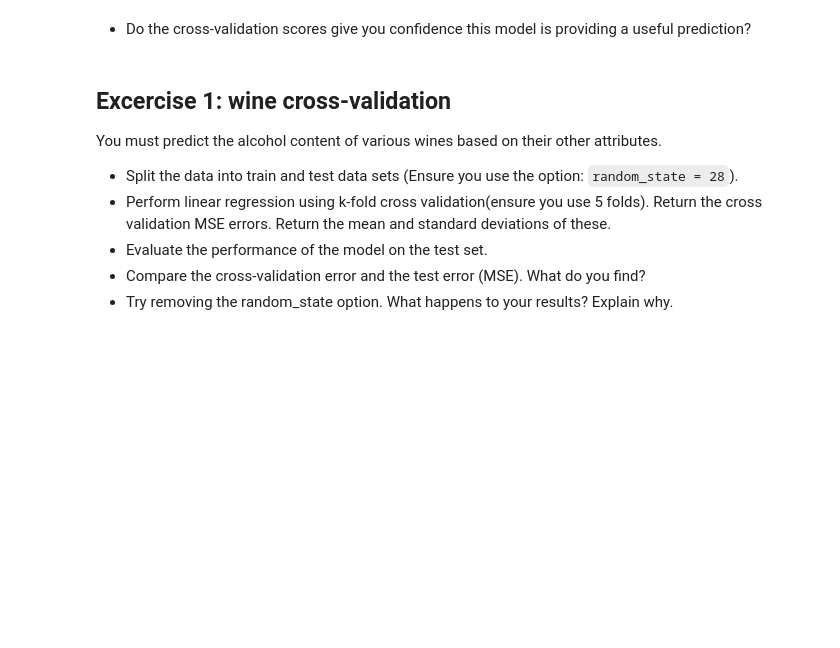
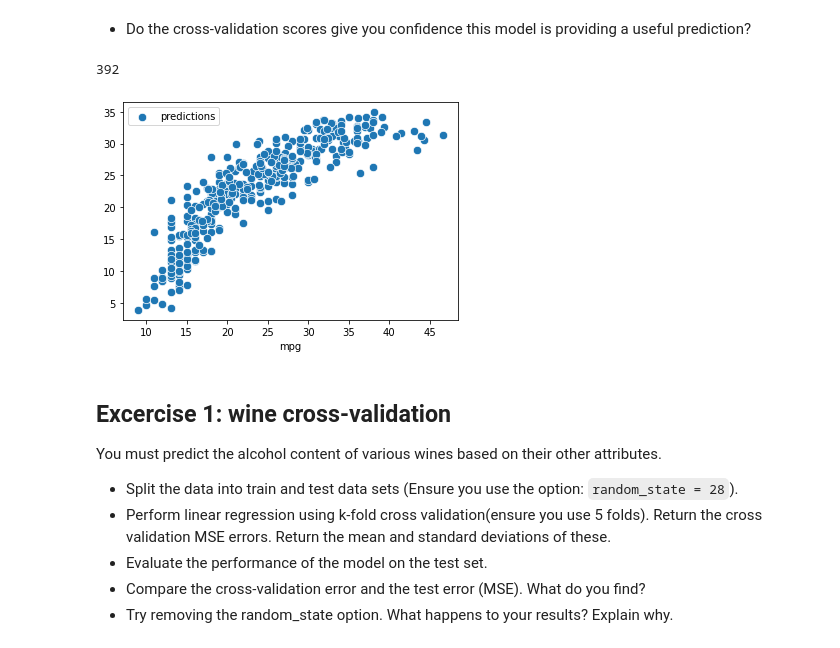
Before and after one commit to ManuLabricole/CDN-Statistique, a Jupyter notebook: 3 - Regression lineaire/Notebooks/notebook-3.ipynb, the cells around one changed output. Drawn from its saved outputs; the diff is of its cells as text; code cells hidden in the pictures; blank space fills up the shorter version.

```diff
--- a/3 - Regression lineaire/Notebooks/notebook-3.ipynb
+++ b/3 - Regression lineaire/Notebooks/notebook-3.ipynb
@@ -325,6 +371,21 @@ Results MSE
 - Can you use these to evaluate the results of your cross validation?
 # %% [markdown]
 - Do the cross-validation scores give you confidence this model is providing a useful prediction?
+# %%
+len(predictions)
+# %% [output]
+392
+# %%
+ax = sns.scatterplot(
+    data=auto,
+    x=mpg,
+    #x="MSE",
+    y=predictions,
+    s=70,
+    label="predictions"
+)
+# %% [output]
+[figure, added]
 # %% [markdown]
 ## Excercise 1: wine cross-validation
 
```
Also changed, not shown: parts of 7 cells of this notebook.
